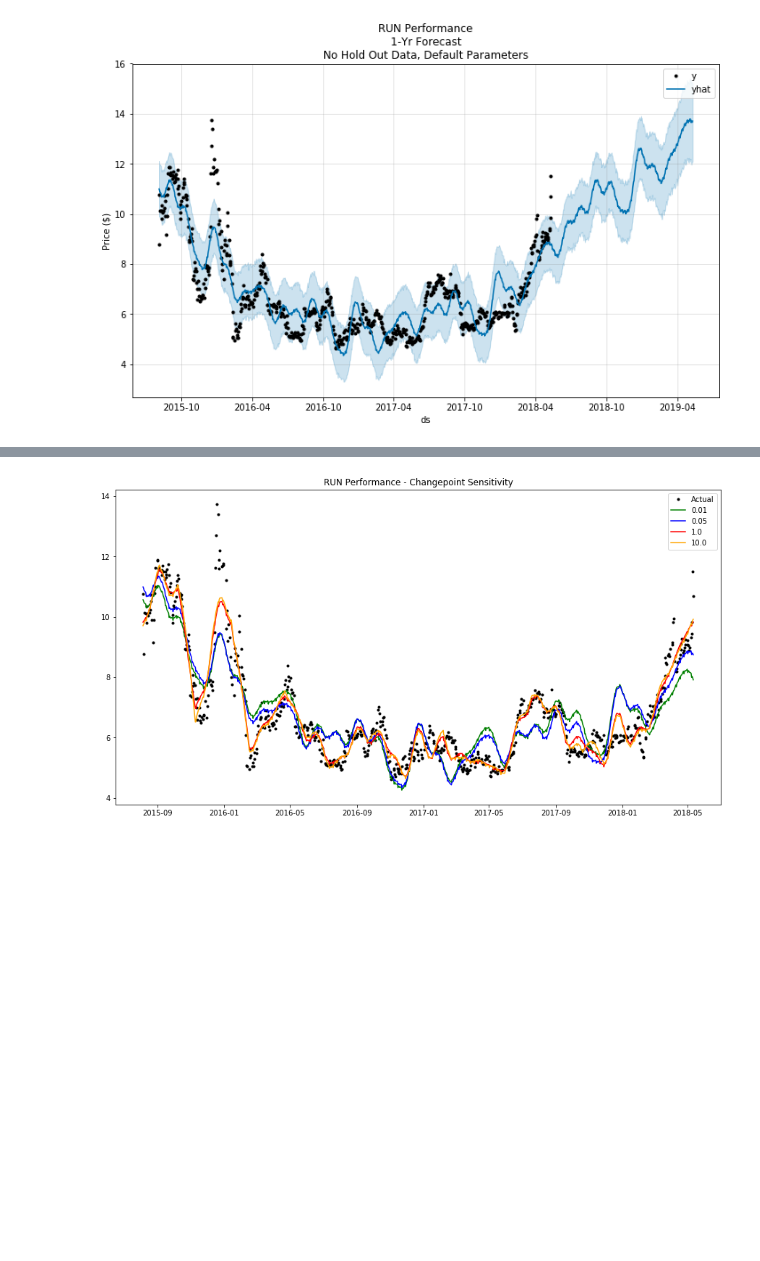
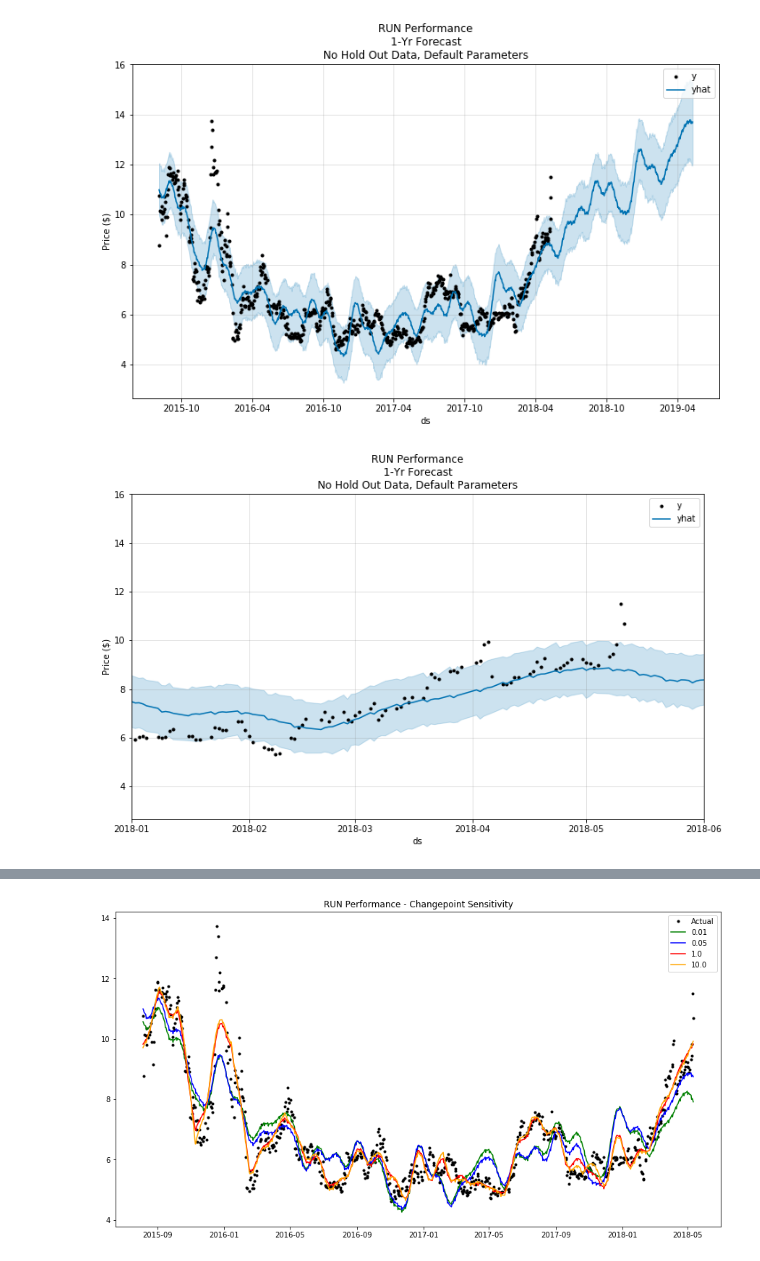
Before and after one commit to missytracy/Thinkful-Unit-7, a Jupyter notebook: Solar Stock Prediction.ipynb, the cells around one changed output, grey strips where cells are left out. Drawn from its saved outputs; the diff is of its cells as text; code cells hidden in the pictures; blank space fills up the shorter version.

```diff
--- a/Solar Stock Prediction.ipynb
+++ b/Solar Stock Prediction.ipynb
@@ -708,2 +880,12 @@ plt.show()
 # %% [output]
 [figure]
+# %%
+# Plot zoomed in to 2018
+run_model.plot(run_forecast)
+plt.title('RUN Performance\n1-Yr Forecast\nNo Hold Out Data, Default Parameters')
+plt.ylabel('Price ($)')
+plt.xlim([datetime.date(2018, 1, 1), datetime.date(2018, 6, 1)])
+plt.legend()
+plt.show()
+# %% [output]
+[figure, added]
```
Also changed, not shown: parts of 87 cells of this notebook.
